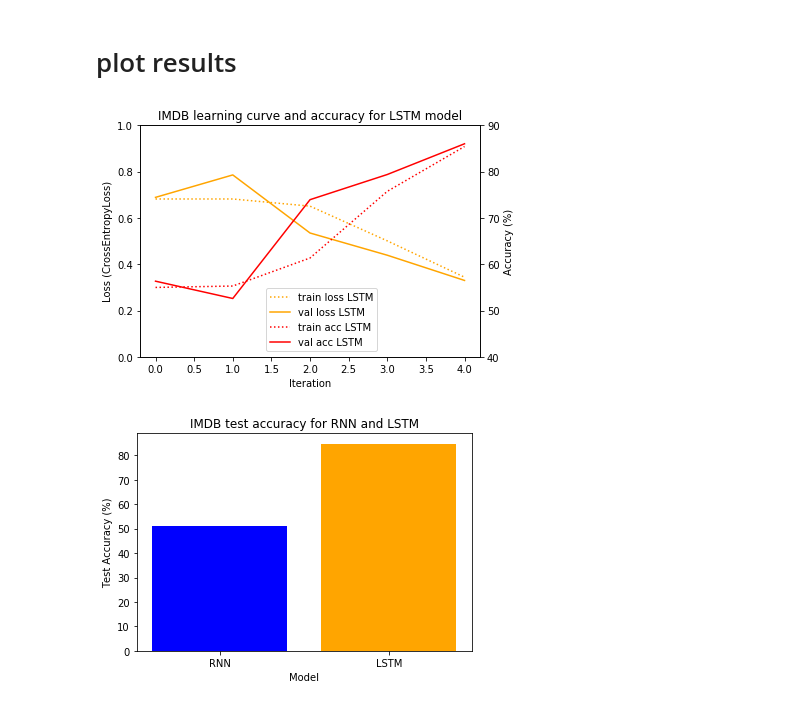
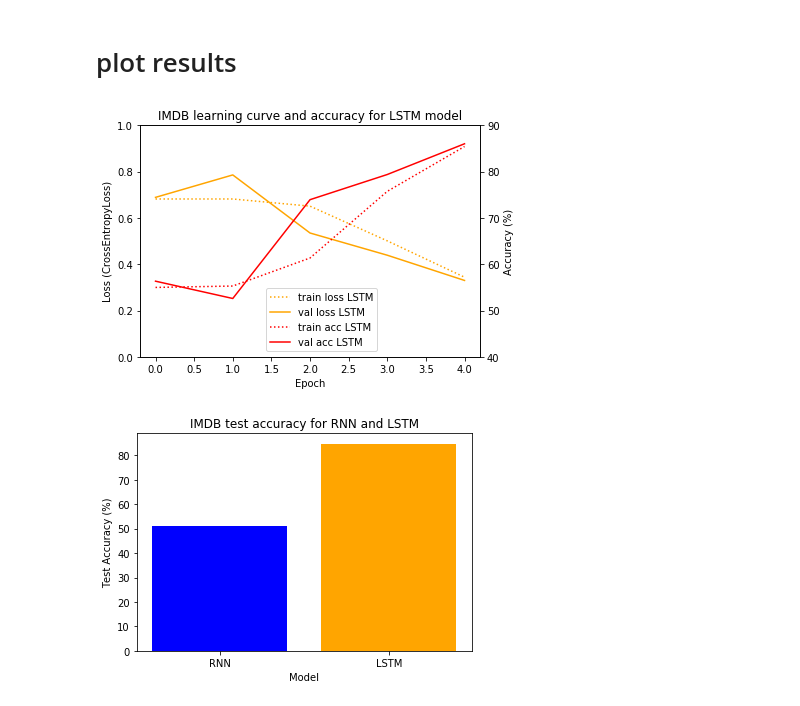
Before and after one commit to zhao-david/recurrent-neural-networks, a Jupyter notebook: pytorch_IMDB_LSTM.ipynb, the cells around one changed output. Drawn from its saved outputs; the diff is of its cells as text; code cells hidden in the pictures.

```diff
--- a/pytorch_IMDB_LSTM.ipynb
+++ b/pytorch_IMDB_LSTM.ipynb
@@ -308,31 +308,31 @@ val_acc_lstm = [56.34, 52.60, 73.95, 79.39, 86.03]
 # %%
 fig, ax1 = plt.subplots()
 
-ax1.set_xlabel('Iteration')
+ax1.set_xlabel('Epoch')
 ax1.set_ylabel('Loss (CrossEntropyLoss)')
 ax1.plot(train_loss_lstm, label="train loss LSTM", color="orange", linestyle=':')
 ax1.plot(val_loss_lstm, label="val loss LSTM", color="orange")
 ax1.set_ylim(0.0, 1.0)
 ax1.tick_params(axis='y')
 
 ax2 = ax1.twinx()  # instantiate a second axes that shares the same x-axis
 
 color = 'tab:blue'
 ax2.set_ylabel('Accuracy (%)')  # we already handled the x-label with ax1
 ax2.plot(train_acc_lstm, label="train acc LSTM", color="red", linestyle=':')
 ax2.plot(val_acc_lstm, label="val acc LSTM", color="red")
 ax2.set_ylim(40, 90)
 ax2.tick_params(axis='y')
 
 fig.tight_layout()  # otherwise the right y-label is slightly clipped
 
 fig.legend(loc=(0.4, 0.15))
 
 plt.title("IMDB learning curve and accuracy for LSTM model")
 
 plt.show()
 # %% [output]
-[figure, old version]
+[figure, new version]
 # %%
 acc = {"RNN": 50.99, "LSTM": 84.77}
 plt.xlabel("Model")
```
Also changed, not shown: 1 other file.
